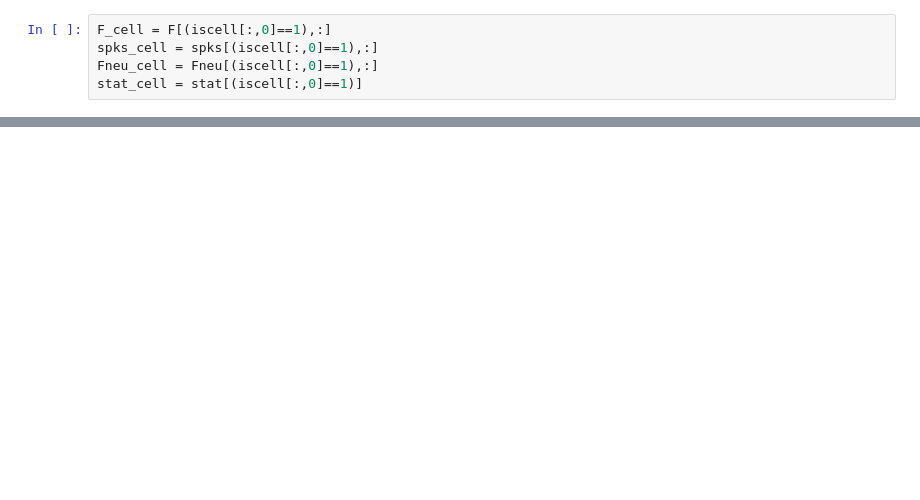
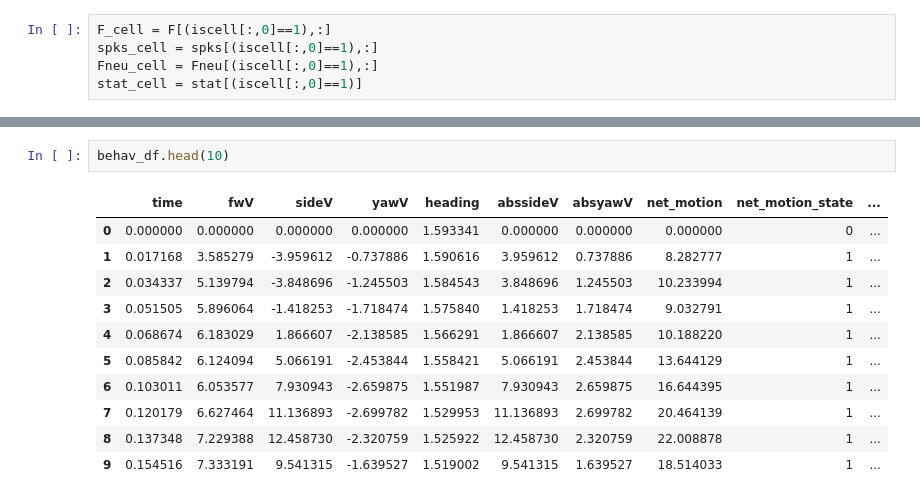
Before and after one commit to jingxuanf0214/suite_2p_analysis, a Jupyter notebook: scopa_exploratory_GLMsetup.ipynb, the cells around one changed output, grey strips where cells are left out. Saved outputs shown, nothing was run; the diff lists cells and outputs as text; blank space fills up the shorter version.

```diff
--- a/scopa_exploratory_GLMsetup.ipynb
+++ b/scopa_exploratory_GLMsetup.ipynb
@@ -87,0 +91,14 @@ stat_cell = stat[(iscell[:,0]==1)]
+# %%
+behav_df.head(10)
+# %% [output]
+|  | time | fwV | sideV | yawV | heading | abssideV | absyawV | net_motion | net_motion_state | ... |
+| 0 | 0.000000 | 0.000000 | 0.000000 | 0.000000 | 1.593341 | 0.000000 | 0.000000 | 0.000000 | 0 | ... |
+| 1 | 0.017168 | 3.585279 | -3.959612 | -0.737886 | 1.590616 | 3.959612 | 0.737886 | 8.282777 | 1 | ... |
+| 2 | 0.034337 | 5.139794 | -3.848696 | -1.245503 | 1.584543 | 3.848696 | 1.245503 | 10.233994 | 1 | ... |
+| 3 | 0.051505 | 5.896064 | -1.418253 | -1.718474 | 1.575840 | 1.418253 | 1.718474 | 9.032791 | 1 | ... |
+| 4 | 0.068674 | 6.183029 | 1.866607 | -2.138585 | 1.566291 | 1.866607 | 2.138585 | 10.188220 | 1 | ... |
+| 5 | 0.085842 | 6.124094 | 5.066191 | -2.453844 | 1.558421 | 5.066191 | 2.453844 | 13.644129 | 1 | ... |
+| 6 | 0.103011 | 6.053577 | 7.930943 | -2.659875 | 1.551987 | 7.930943 | 2.659875 | 16.644395 | 1 | ... |
+| 7 | 0.120179 | 6.627464 | 11.136893 | -2.699782 | 1.529953 | 11.136893 | 2.699782 | 20.464139 | 1 | ... |
+| 8 | 0.137348 | 7.229388 | 12.458730 | -2.320759 | 1.525922 | 12.458730 | 2.320759 | 22.008878 | 1 | ... |
+| 9 | 0.154516 | 7.333191 | 9.541315 | -1.639527 | 1.519002 | 9.541315 | 1.639527 | 18.514033 | 1 | ... |
```
Also changed, not shown: parts of 12 cells of this notebook.
